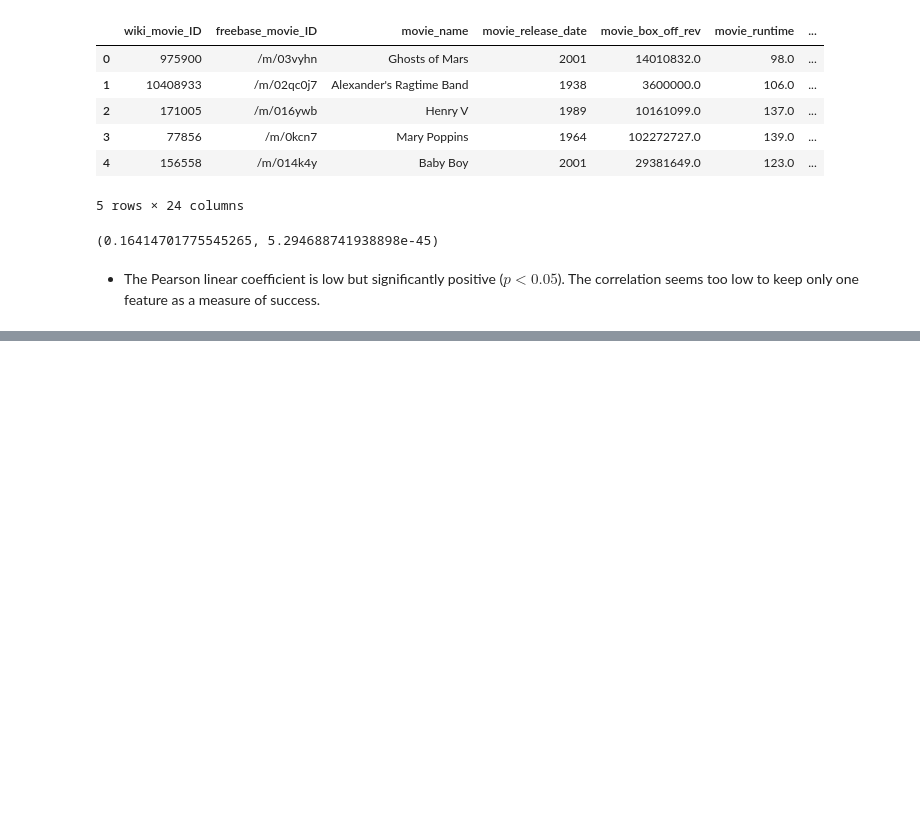
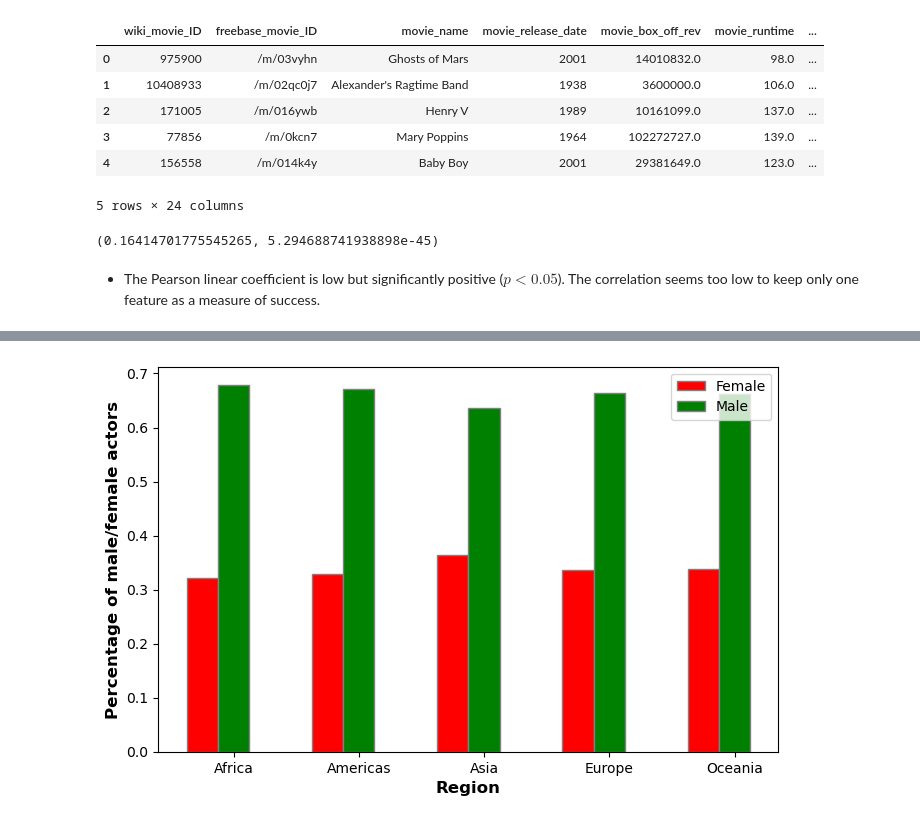
Before and after one commit to epfl-ada/ada-2022-project-armada, a Jupyter notebook: Marjo.ipynb, the cells around one changed output, grey strips where cells are left out. Saved outputs shown, nothing was run; the diff lists cells and outputs as text; code cells hidden in the pictures; blank space fills up the shorter version.

```diff
--- a/Marjo.ipynb
+++ b/Marjo.ipynb
@@ -937,0 +806,3 @@ stats.pearsonr(correl['movie_box_off_rev'],correl['averageRating'])
+# %%
+movies_female['male'] = 1 - movies_female['female']
+movies_female.head()
@@ -937,0 +818,4 @@ stats.pearsonr(correl['movie_box_off_rev'],correl['averageRating'])
+# %%
+# Group movies_female by region and compute average percentage
+movies_region_grouped = movies_female[['region', 'male', 'female']].explode('region').groupby('region').mean()
+movies_region_grouped.head()
@@ -937,0 +830,31 @@ stats.pearsonr(correl['movie_box_off_rev'],correl['averageRating'])
+# %%
+# Plot the percentage of women by region
+
+# set width of bar
+barWidth = 0.25
+fig = plt.subplots(figsize =(8, 5))
+
+# set height of bar
+F = movies_region_grouped['female']
+M = movies_region_grouped['male']
+
+# Set position of bar on X axis
+br1 = np.arange(len(F))
+br2 = [x + barWidth for x in br1]
+
+# Make the plot
+plt.bar(br1, F, color ='r', width = barWidth,
+        edgecolor ='grey', label ='Female')
+plt.bar(br2, M, color ='g', width = barWidth,
+        edgecolor ='grey', label ='Male')
+
+# Adding Xticks
+plt.xlabel('Region', fontweight ='bold', fontsize = 12)
+plt.ylabel('Percentage of male/female actors', fontweight ='bold', fontsize = 12)
+plt.xticks([r + barWidth for r in range(len(F))],
+        movies_region_grouped.index)
+
+plt.legend()
+plt.show()
+# %% [output]
+[figure, added]
```
Also changed, not shown: parts of 26 cells of this notebook.
